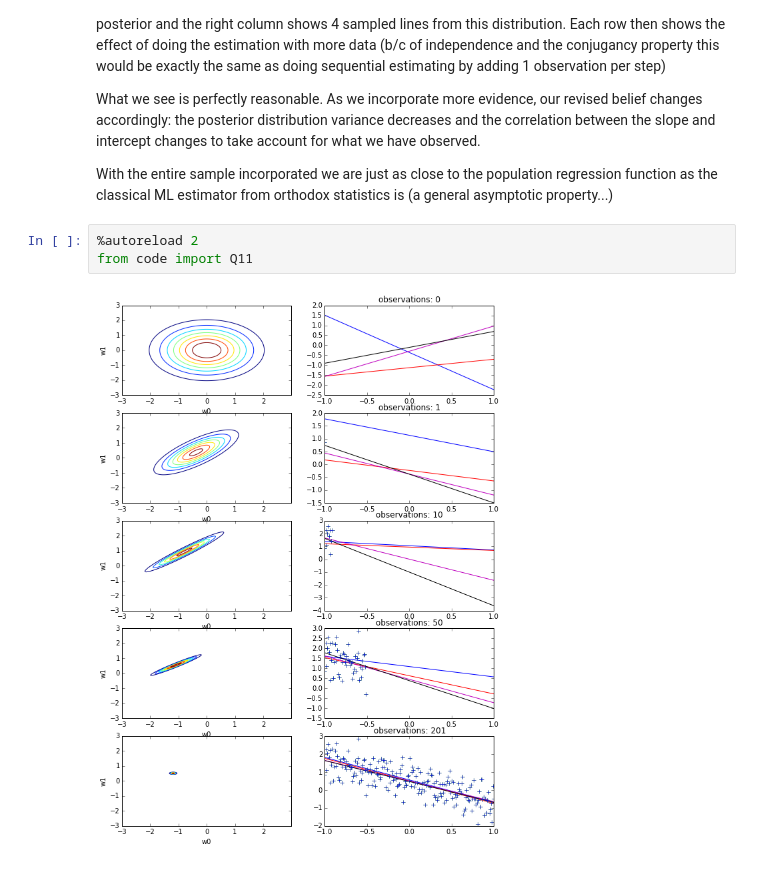
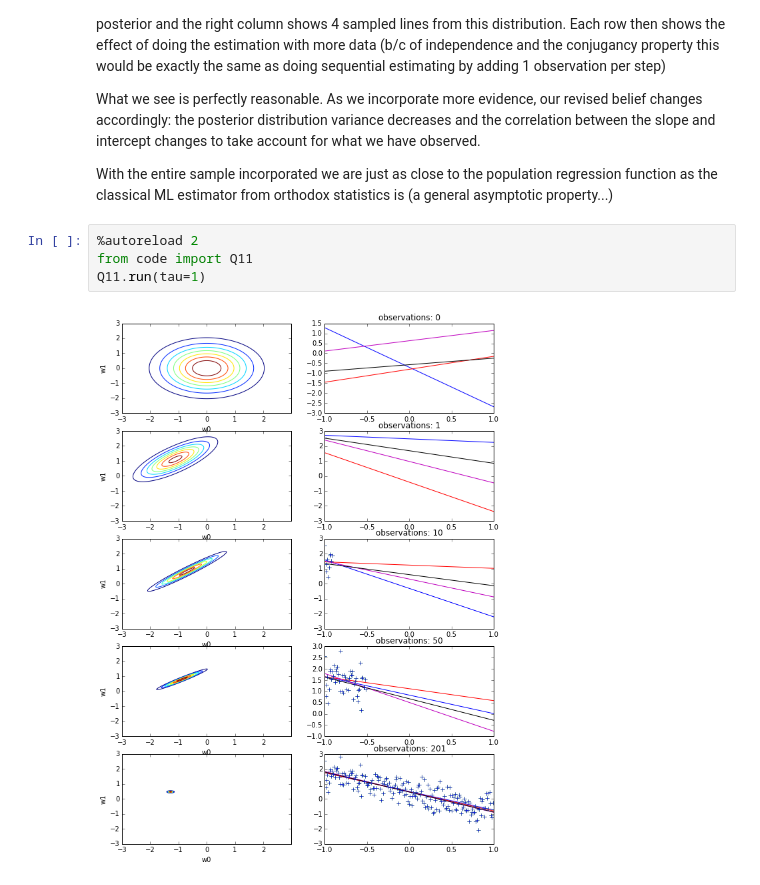
Before and after one commit to erikcs/ml2, a Jupyter notebook: lab1.ipynb, the cells around one changed output. Cells and saved outputs as stored; diff of their text form.

```diff
--- a/lab1.ipynb
+++ b/lab1.ipynb
@@ -142,5 +142,6 @@ With the entire sample incorporated we are just as close to the population regre
 # %%
 %autoreload 2
 from code import Q11
+Q11.run(tau=1)
 # %% [output]
-[figure, old version]
+[figure, new version]
```
Also changed, not shown: parts of 6 cells of this notebook.
